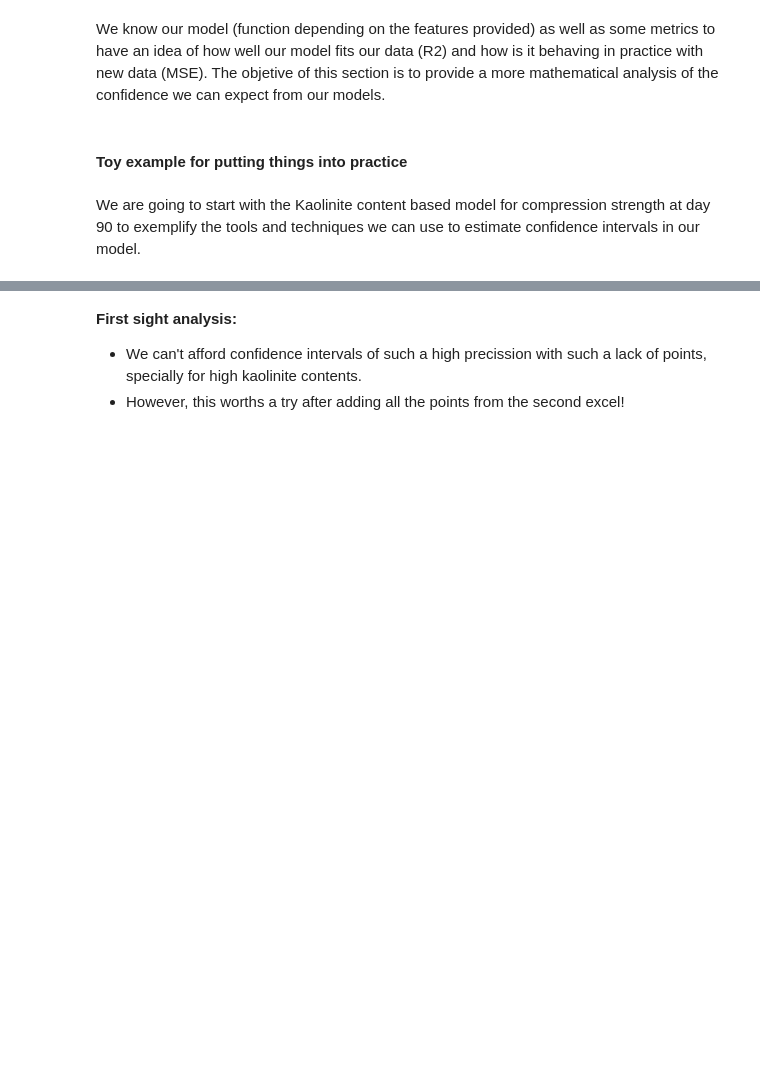
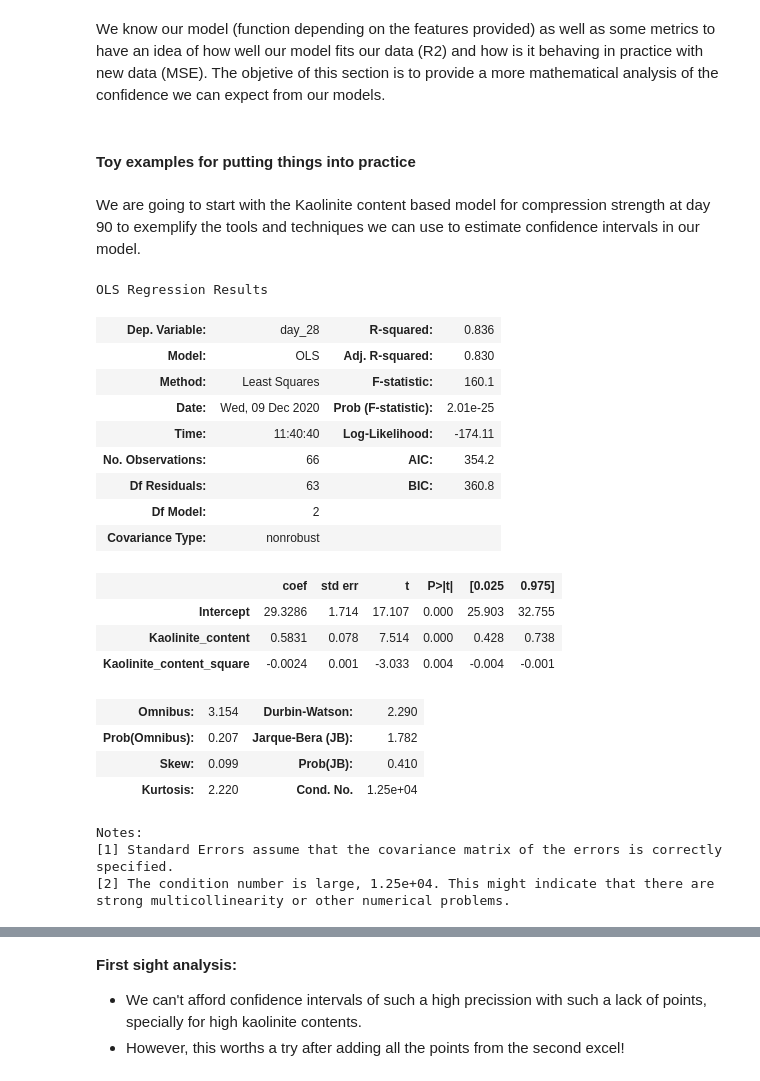
Before and after one commit to frblazquez/LC3, a Jupyter notebook: Project 2/lc3.ipynb, the cells around one changed output, grey strips where cells are left out. Cells and saved outputs as stored; diff of their text form; code cells hidden in the pictures; blank space fills up the shorter version.

```diff
--- a/Project 2/lc3.ipynb
+++ b/Project 2/lc3.ipynb
@@ -774,6 +757,6 @@ strong multicollinearity or other numerical problems.
 # %% [markdown]
 We know our model (function depending on the features provided) as well as some metrics to have an idea of how well our model fits our data (R2) and how is it behaving in practice with new data (MSE). The objetive of this section is to provide a more mathematical analysis of the confidence we can expect from our models.
 # %% [markdown]
-#### Toy example for putting things into practice
+#### Toy examples for putting things into practice
 # %% [markdown]
 We are going to start with the Kaolinite content based model for compression strength at day 90 to exemplify the tools and techniques we can use to estimate confidence intervals in our model.
@@ -779,0 +768,29 @@ We are going to start with the Kaolinite content based model for compression str
+# %%
+# Day 28
+mod = smf.ols(formula='day_28 ~ Kaolinite_content + Kaolinite_content_square', data=data_28)
+np.random.seed(2)
+res = mod.fit()
+res.summary()
+# %% [output]
+OLS Regression Results
+| Dep. Variable: | day_28 | R-squared: | 0.836 |
+| Model: | OLS | Adj. R-squared: | 0.830 |
+| Method: | Least Squares | F-statistic: | 160.1 |
+| Date: | Wed, 09 Dec 2020 | Prob (F-statistic): | 2.01e-25 |
+| Time: | 11:40:40 | Log-Likelihood: | -174.11 |
+| No. Observations: | 66 | AIC: | 354.2 |
+| Df Residuals: | 63 | BIC: | 360.8 |
+| Df Model: | 2 |  |  |
+| Covariance Type: | nonrobust |  |  |
+|  | coef | std err | t | P>|t| | [0.025 | 0.975] |
+| Intercept | 29.3286 | 1.714 | 17.107 | 0.000 | 25.903 | 32.755 |
+| Kaolinite_content | 0.5831 | 0.078 | 7.514 | 0.000 | 0.428 | 0.738 |
+| Kaolinite_content_square | -0.0024 | 0.001 | -3.033 | 0.004 | -0.004 | -0.001 |
+| Omnibus: | 3.154 | Durbin-Watson: | 2.290 |
+| Prob(Omnibus): | 0.207 | Jarque-Bera (JB): | 1.782 |
+| Skew: | 0.099 | Prob(JB): | 0.410 |
+| Kurtosis: | 2.220 | Cond. No. | 1.25e+04 |
+Notes:
+[1] Standard Errors assume that the covariance matrix of the errors is correctly specified.
+[2] The condition number is large, 1.25e+04. This might indicate that there are
+strong multicollinearity or other numerical problems.
```
Also changed, not shown: parts of 49 cells of this notebook, 1 other file.
